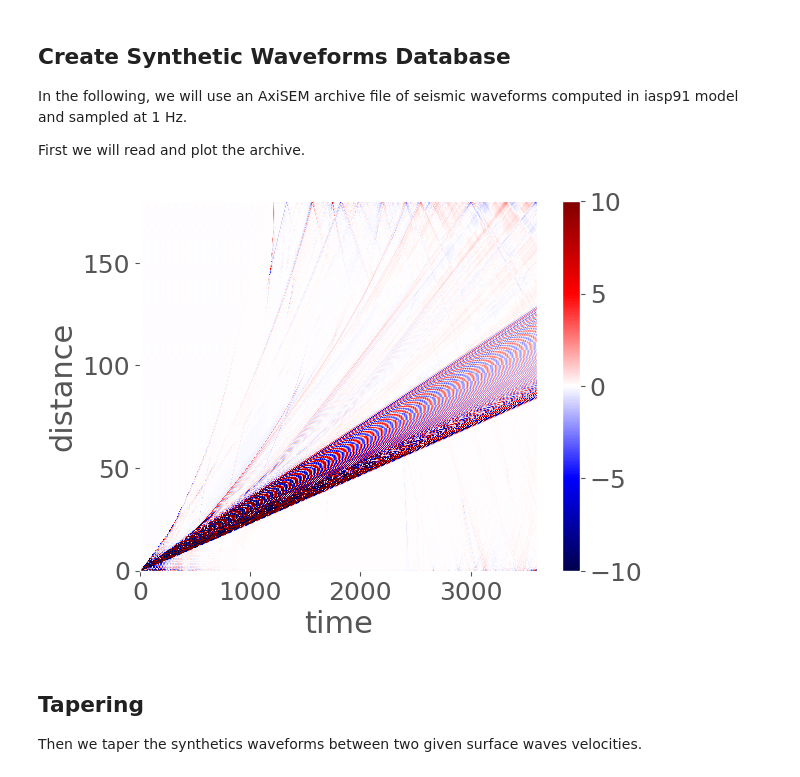
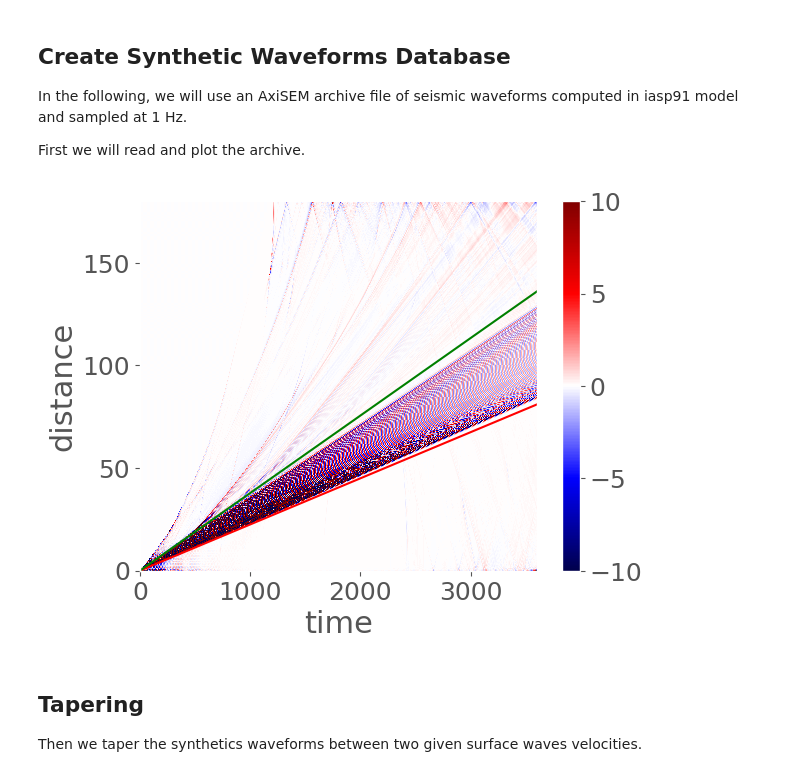
Before and after one commit to lystom/WMSAN, a Jupyter notebook: notebooks/rayleigh_waves/synthetic_CCF.ipynb, the cells around one changed output. Cells and saved outputs as stored; diff of their text form; code cells hidden in the pictures.

```diff
--- a/notebooks/rayleigh_waves/synthetic_CCF.ipynb
+++ b/notebooks/rayleigh_waves/synthetic_CCF.ipynb
@@ -67,16 +67,22 @@ archive = np.zeros((M, N))
 for i in range(M):
     archive[i,:] = open_axisem(distance[i], path_file_axisem=path_file_axisem)
 # %%
+## Taper
+Umin = 2.5
+Umax = 4.2
+
 ## Plot archive
 plt.figure()
 plt.pcolormesh(time, distance, archive,cmap='seismic', vmin=-10, vmax = 10)
+plt.plot(distance*(np.pi*6371)/180/Umin, distance, 'r')
+plt.plot(distance*(np.pi*6371)/180/Umax, distance, 'g')
 plt.colorbar()
 plt.xlabel('time')
 plt.ylabel('distance')
 plt.xlim(0, 3600)
 plt.show()
 # %% [output]
-[figure, old version]
+[figure, new version]
 # %% [markdown]
 ## Tapering
 
```
Also changed, not shown: parts of 4 cells of this notebook, 1 other file.
